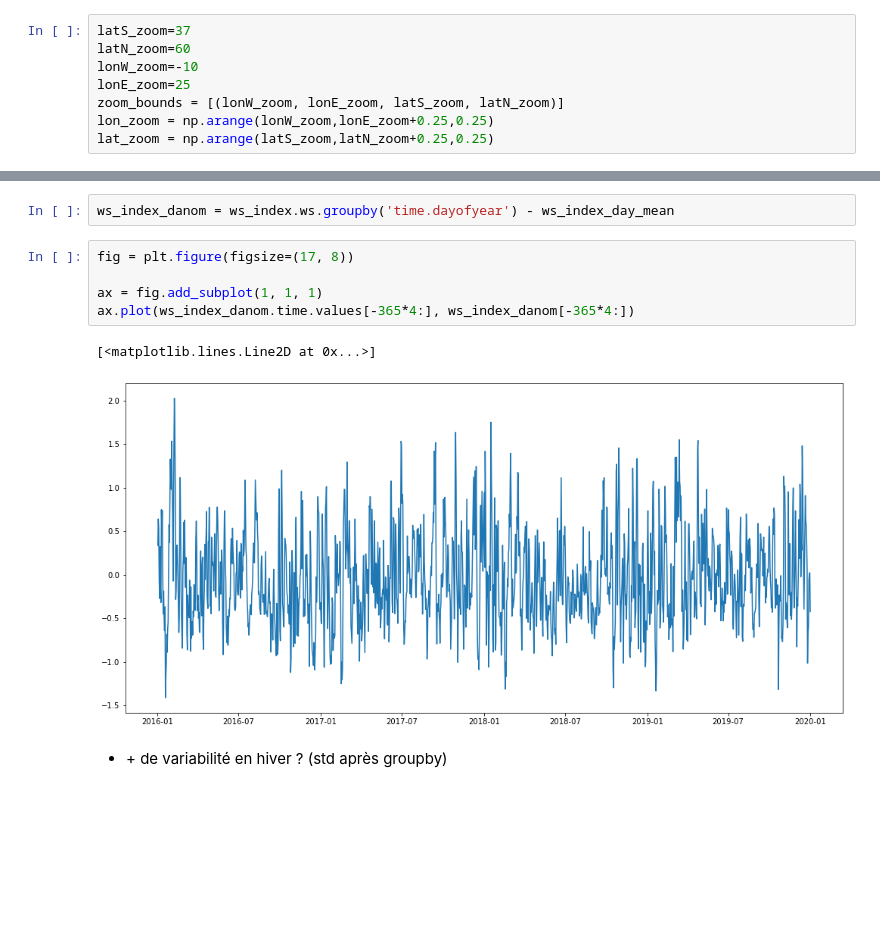
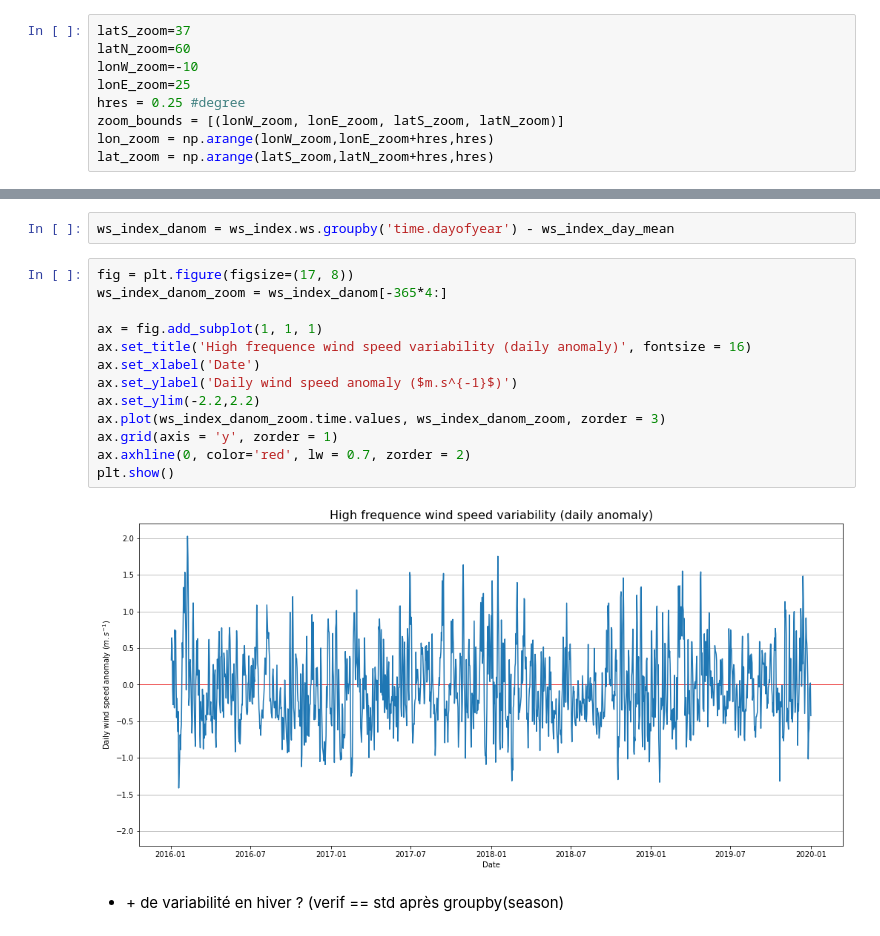
Before and after one commit to bchatelon/year_weather_regime, a Jupyter notebook: wind_outage.ipynb, the cells around one changed output, grey strips where cells are left out. Drawn from its saved outputs; the diff is of its cells as text; blank space fills up the shorter version.

```diff
--- a/wind_outage.ipynb
+++ b/wind_outage.ipynb
@@ -96,7 +98,8 @@ latS_zoom=37
 latN_zoom=60
 lonW_zoom=-10
 lonE_zoom=25
+hres = 0.25 #degree
 zoom_bounds = [(lonW_zoom, lonE_zoom, latS_zoom, latN_zoom)]
-lon_zoom = np.arange(lonW_zoom,lonE_zoom+0.25,0.25)
-lat_zoom = np.arange(latS_zoom,latN_zoom+0.25,0.25)
+lon_zoom = np.arange(lonW_zoom,lonE_zoom+hres,hres)
+lat_zoom = np.arange(latS_zoom,latN_zoom+hres,hres)
 # %%
@@ -152,11 +165,18 @@ plt.show()
 ws_index_danom = ws_index.ws.groupby('time.dayofyear') - ws_index_day_mean
 # %%
 fig = plt.figure(figsize=(17, 8))
+ws_index_danom_zoom = ws_index_danom[-365*4:]
 
 ax = fig.add_subplot(1, 1, 1)
-ax.plot(ws_index_danom.time.values[-365*4:], ws_index_danom[-365*4:])
+ax.set_title('High frequence wind speed variability (daily anomaly)', fontsize = 16)
+ax.set_xlabel('Date')
+ax.set_ylabel('Daily wind speed anomaly ($m.s^{-1}$)')
+ax.set_ylim(-2.2,2.2)
+ax.plot(ws_index_danom_zoom.time.values, ws_index_danom_zoom, zorder = 3)
+ax.grid(axis = 'y', zorder = 1)
+ax.axhline(0, color='red', lw = 0.7, zorder = 2)
+plt.show()
 # %% [output]
-[<matplotlib.lines.Line2D at 0x...>]
-[figure, old version]
+[figure, new version]
 # %% [markdown]
-+ \+ de variabilité en hiver ? (std après groupby)
++ \+ de variabilité en hiver ? (verif == std après groupby(season)
```
Also changed, not shown: parts of 6 cells of this notebook.
